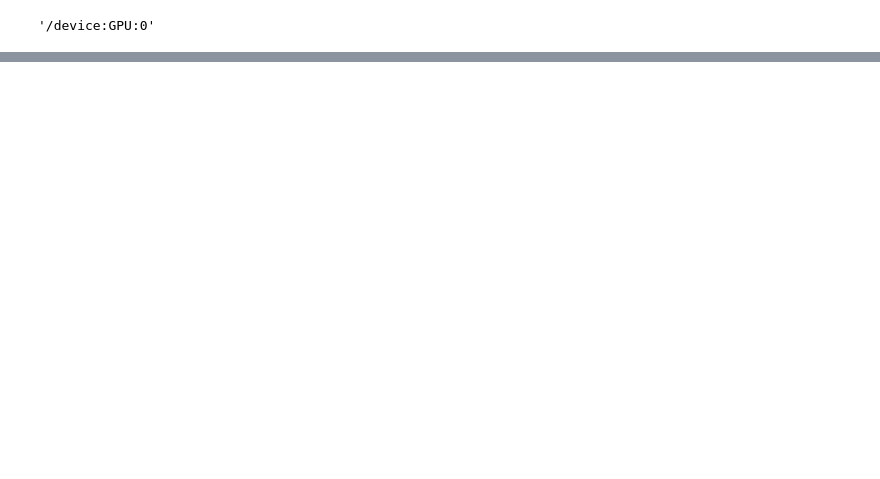
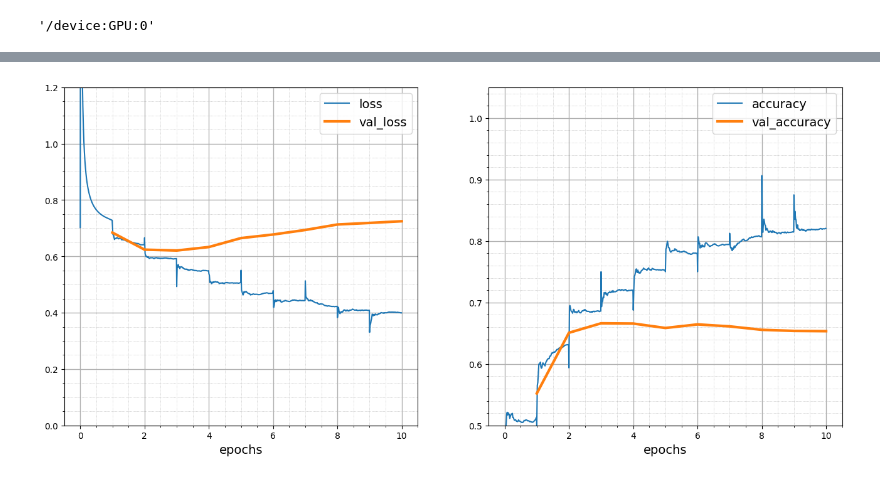
Before and after one commit to mohcenlaaroussi/cats_dogs_classification, a Jupyter notebook: cats_dogs_classification.ipynb, the cells around one changed output, grey strips where cells are left out. Saved outputs shown, nothing was run; the diff lists cells and outputs as text; code cells hidden in the pictures; blank space fills up the shorter version.

```diff
--- a/cats_dogs_classification.ipynb
+++ b/cats_dogs_classification.ipynb
@@ -783,0 +782,16 @@ tf.test.gpu_device_name()
+# %%
+#def first_cnn():
+with strategy.scope():
+  model_cnn = tf.keras.models.Sequential([
+                                          tf.keras.layers.Conv2D(16, (3,3), activation='relu', input_shape=(200,200,1), padding='same'),
+                                          tf.keras.layers.MaxPooling2D(2,2),
+                                          tf.keras.layers.Conv2D(32, (3,3), activation='relu', padding='same', strides=2),
+                                          tf.keras.layers.MaxPooling2D(2,2),
+                                          tf.keras.layers.Flatten(),
+                                          tf.keras.layers.Dense(128, activation='relu'),
+                                          tf.keras.layers.Dense(1, activation='sigmoid')
+  ]
+  )
+  model_cnn.compile(optimizer='adam', loss='binary_crossentropy', metrics=['accuracy'])
+#return model_cnn
+model_cnn.summary()
@@ -783,0 +816,7 @@ tf.test.gpu_device_name()
+# %%
+plot_training = PlotTraining(sample_rate=10, zoom=1)
+
+history = model_cnn.fit(train_ds, epochs=10,
+                    validation_data=val_ds, verbose=1, callbacks=[plot_training, lr_decay_callback])
+# %% [output]
+[figure, added]
```
Also changed, not shown: parts of 14 cells of this notebook.
